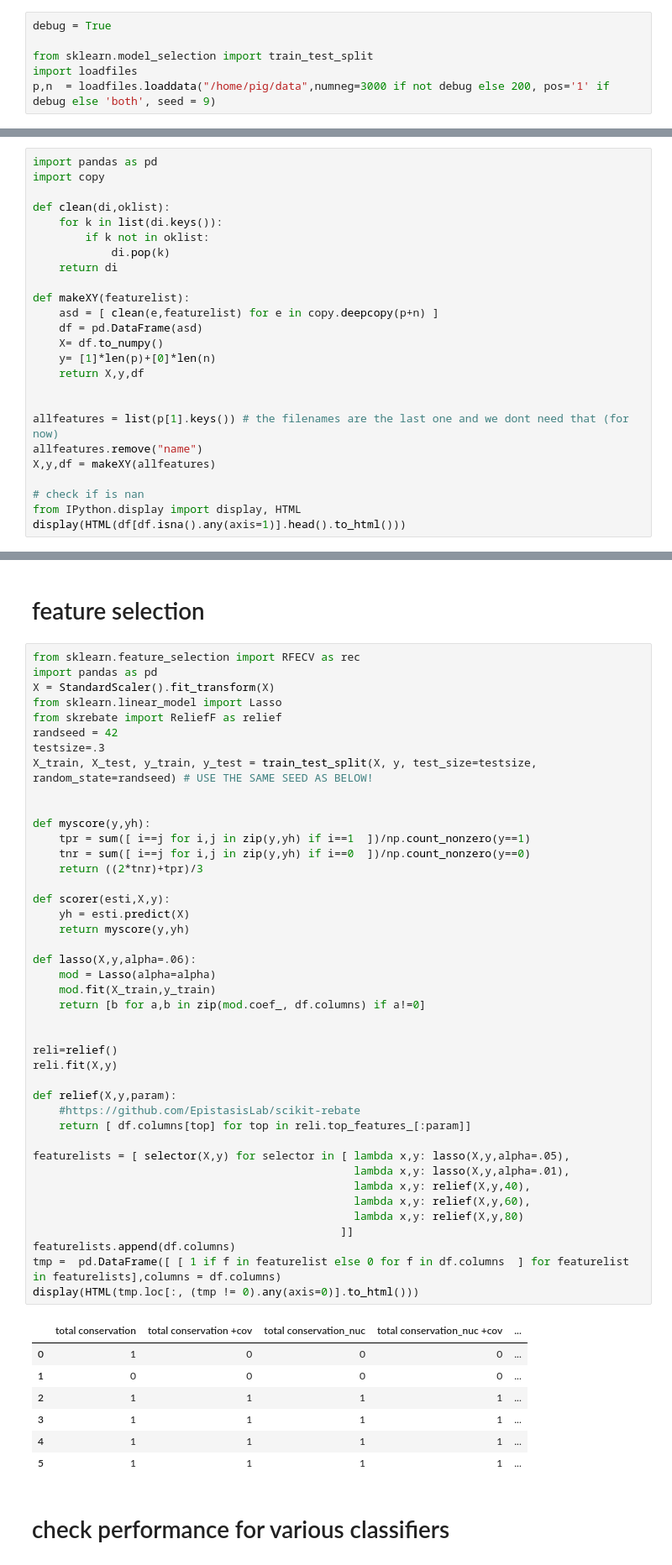
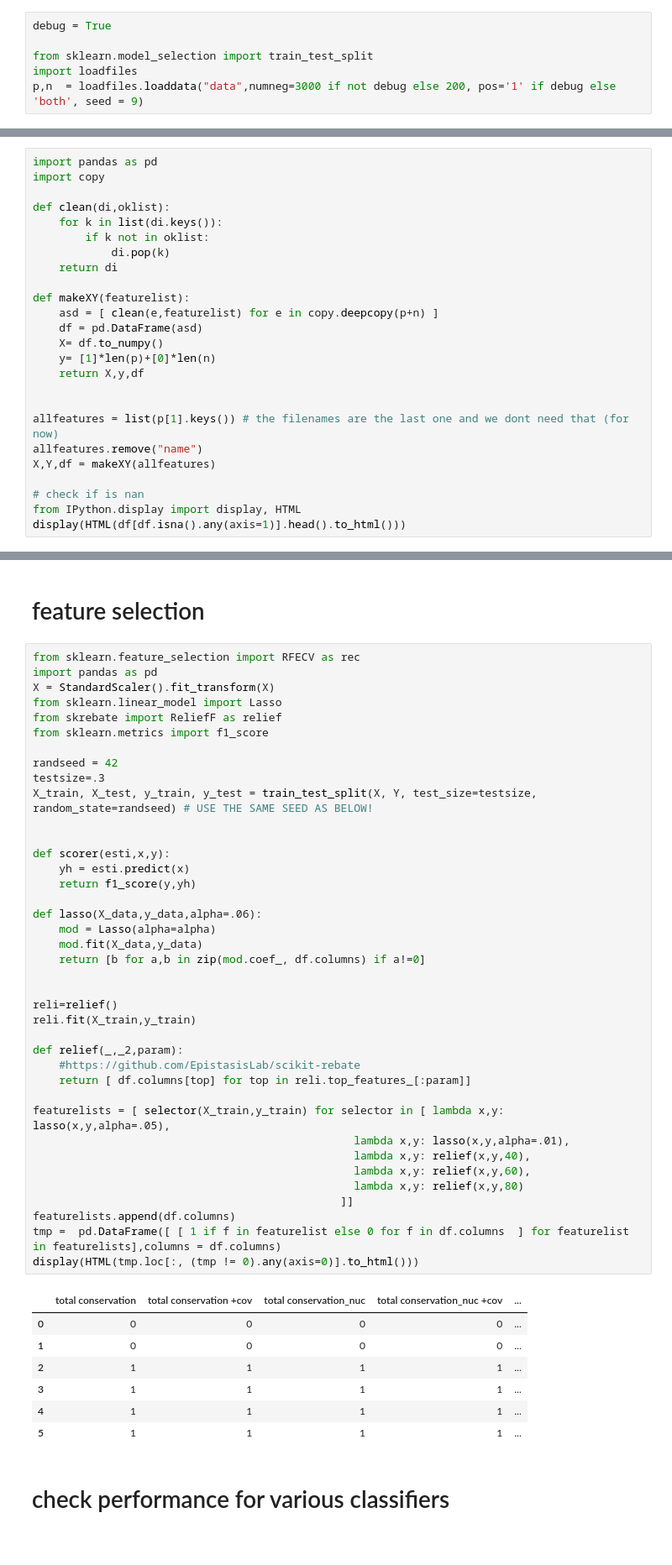
Before and after one commit to smautner/pig, a Jupyter notebook: improvedML.ipynb, the cells around one changed output, grey strips where cells are left out. Shown at 84% size. Drawn from its saved outputs; the diff is of its cells as text.

```diff
--- a/improvedML.ipynb
+++ b/improvedML.ipynb
@@ -45,5 +45,5 @@ debug = True
 
 from sklearn.model_selection import train_test_split
 import loadfiles
-p,n  = loadfiles.loaddata("/home/pig/data",numneg=3000 if not debug else 200, pos='1' if debug else 'both', seed = 9)
+p,n  = loadfiles.loaddata("data",numneg=3000 if not debug else 200, pos='1' if debug else 'both', seed = 9)
 # %% [output]
@@ -71,7 +71,7 @@ def makeXY(featurelist):
 
 allfeatures = list(p[1].keys()) # the filenames are the last one and we dont need that (for now)
 allfeatures.remove("name")
-X,y,df = makeXY(allfeatures)
+X,Y,df = makeXY(allfeatures)
 
 # check if is nan
 from IPython.display import display, HTML
@@ -83,48 +83,45 @@ display(HTML(df[df.isna().any(axis=1)].head().to_html()))
 # %%
 from sklearn.feature_selection import RFECV as rec
 import pandas as pd
 X = StandardScaler().fit_transform(X)
 from sklearn.linear_model import Lasso
 from skrebate import ReliefF as relief
+from sklearn.metrics import f1_score
+
 randseed = 42
 testsize=.3
-X_train, X_test, y_train, y_test = train_test_split(X, y, test_size=testsize, random_state=randseed) # USE THE SAME SEED AS BELOW!
+X_train, X_test, y_train, y_test = train_test_split(X, Y, test_size=testsize, random_state=randseed) # USE THE SAME SEED AS BELOW!
 
 
-def myscore(y,yh):
-    tpr = sum([ i==j for i,j in zip(y,yh) if i==1  ])/np.count_nonzero(y==1)
-    tnr = sum([ i==j for i,j in zip(y,yh) if i==0  ])/np.count_nonzero(y==0)
-    return ((2*tnr)+tpr)/3
+def scorer(esti,x,y):
+    yh = esti.predict(x)
+    return f1_score(y,yh)
 
-def scorer(esti,X,y):
-    yh = esti.predict(X)
-    return myscore(y,yh)
-
-def lasso(X,y,alpha=.06):
+def lasso(X_data,y_data,alpha=.06):
     mod = Lasso(alpha=alpha)
-    mod.fit(X_train,y_train)
+    mod.fit(X_data,y_data)
     return [b for a,b in zip(mod.coef_, df.columns) if a!=0]
 
 
 reli=relief()
-reli.fit(X,y)
+reli.fit(X_train,y_train)
 
-def relief(X,y,param):
+def relief(_,_2,param):
     #https://github.com/EpistasisLab/scikit-rebate
     return [ df.columns[top] for top in reli.top_features_[:param]]
 
-featurelists = [ selector(X,y) for selector in [ lambda x,y: lasso(X,y,alpha=.05),
-                                                 lambda x,y: lasso(X,y,alpha=.01),
-                                                 lambda x,y: relief(X,y,40),
-                                                 lambda x,y: relief(X,y,60),
-                                                 lambda x,y: relief(X,y,80)
+featurelists = [ selector(X_train,y_train) for selector in [ lambda x,y: lasso(x,y,alpha=.05),
+                                                 lambda x,y: lasso(x,y,alpha=.01),
+                                                 lambda x,y: relief(x,y,40),
+                                                 lambda x,y: relief(x,y,60),
+                                                 lambda x,y: relief(x,y,80)
                                                ]]
 featurelists.append(df.columns)
 tmp =  pd.DataFrame([ [ 1 if f in featurelist else 0 for f in df.columns  ] for featurelist in featurelists],columns = df.columns)
 display(HTML(tmp.loc[:, (tmp != 0).any(axis=0)].to_html()))
 # %% [output]
 |  | total conservation | total conservation +cov | total conservation_nuc | total conservation_nuc +cov | ... |
-| 0 | 1 | 0 | 0 | 0 | ... |
+| 0 | 0 | 0 | 0 | 0 | ... |
 | 1 | 0 | 0 | 0 | 0 | ... |
 | 2 | 1 | 1 | 1 | 1 | ... |
 | 3 | 1 | 1 | 1 | 1 | ... |
```
Also changed, not shown: parts of 3 cells of this notebook.
